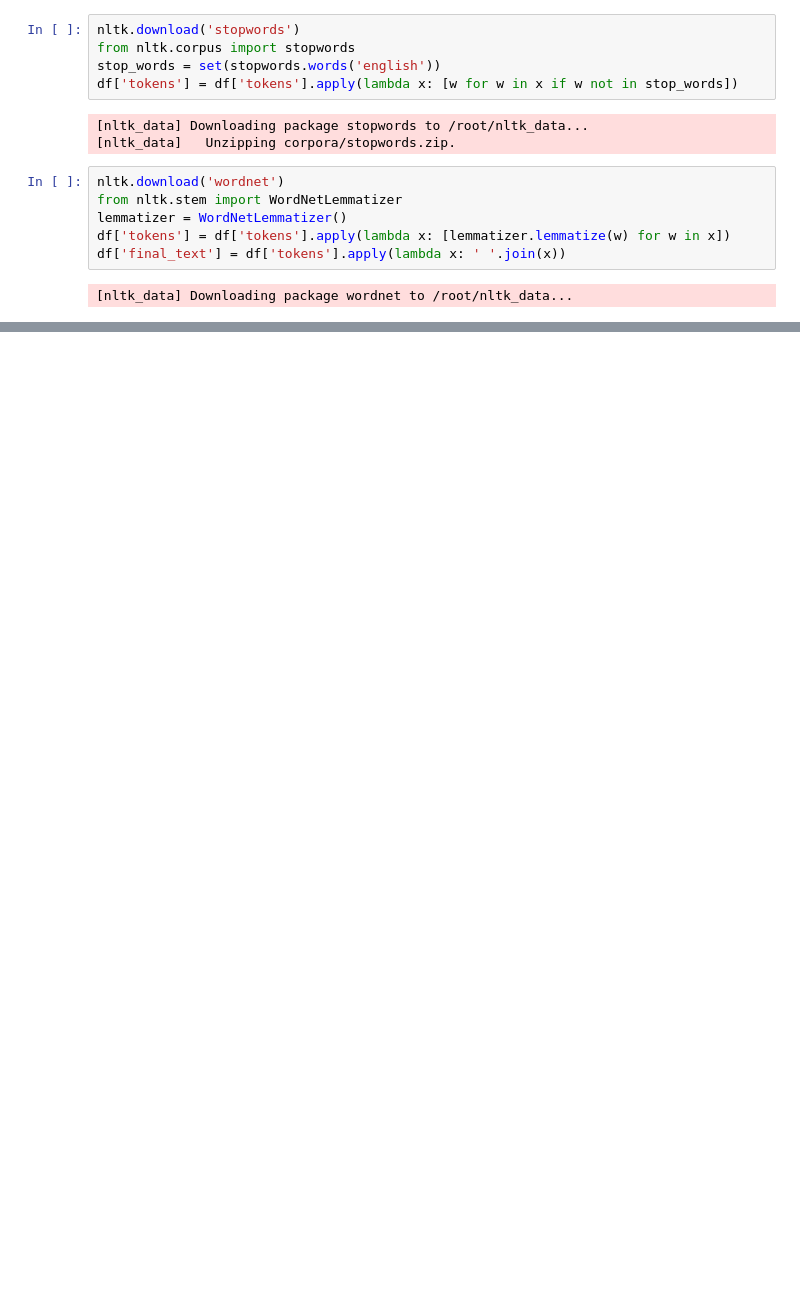
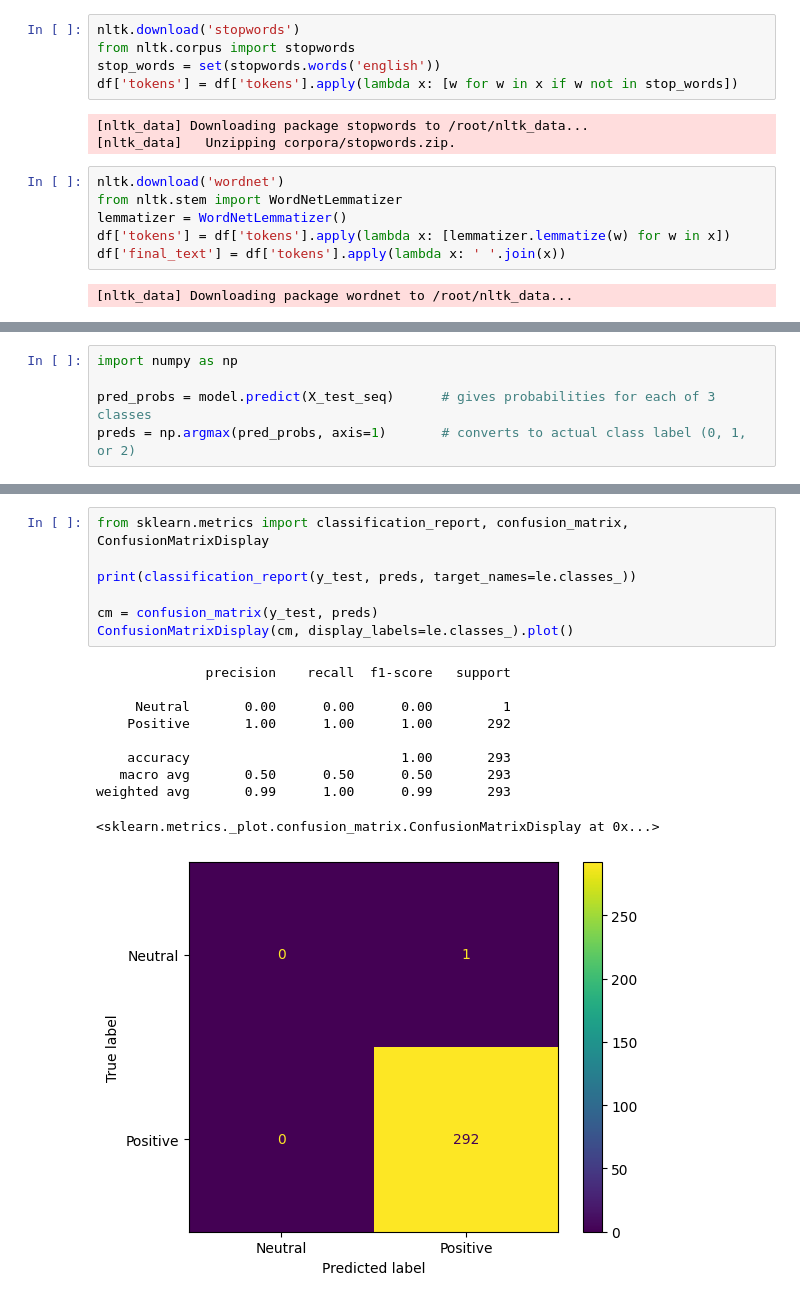
Before and after one commit to cit-24-01-0024/NLP_Group_24-, a Jupyter notebook: SENTISCOPE.ipynb, the cells around one changed output, grey strips where cells are left out. Drawn from its saved outputs; the diff is of its cells as text; blank space fills up the shorter version.

```diff
--- a/SENTISCOPE.ipynb
+++ b/SENTISCOPE.ipynb
@@ -193,0 +399,5 @@ X_res, y_res = ros.fit_resample(X_train, y_train)
+# %%
+import numpy as np
+
+pred_probs = model.predict(X_test_seq)      # gives probabilities for each of 3 classes
+preds = np.argmax(pred_probs, axis=1)       # converts to actual class label (0, 1, or 2)
@@ -193,0 +406,18 @@ X_res, y_res = ros.fit_resample(X_train, y_train)
+# %%
+from sklearn.metrics import classification_report, confusion_matrix, ConfusionMatrixDisplay
+
+print(classification_report(y_test, preds, target_names=le.classes_))
+
+cm = confusion_matrix(y_test, preds)
+ConfusionMatrixDisplay(cm, display_labels=le.classes_).plot()
+# %% [output]
+              precision    recall  f1-score   support
+
+     Neutral       0.00      0.00      0.00         1
+    Positive       1.00      1.00      1.00       292
+
+    accuracy                           1.00       293
+   macro avg       0.50      0.50      0.50       293
+weighted avg       0.99      1.00      0.99       293
+<sklearn.metrics._plot.confusion_matrix.ConfusionMatrixDisplay at 0x...>
+[figure, added]
```
Also changed, not shown: parts of 25 cells of this notebook.
